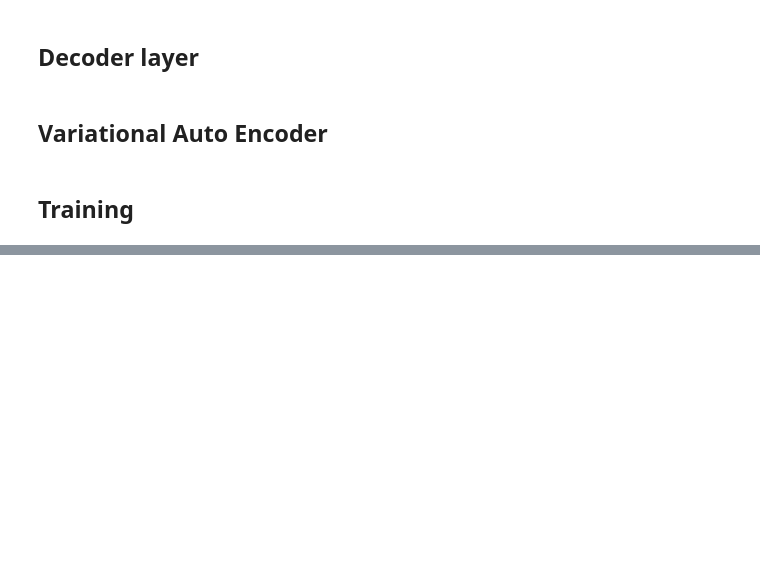
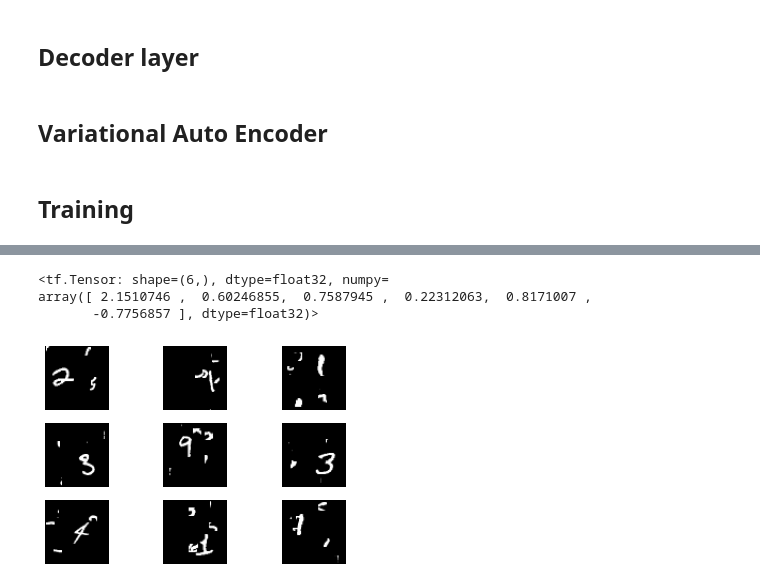
Before and after one commit to chamathabeysinghe/variational_auto_encoder, a Jupyter notebook: STN with ELBO_v2.ipynb, the cells around one changed output, grey strips where cells are left out. Saved outputs shown, nothing was run; the diff lists cells and outputs as text; code cells hidden in the pictures; blank space fills up the shorter version.

```diff
--- a/STN with ELBO_v2.ipynb
+++ b/STN with ELBO_v2.ipynb
@@ -143,4 +149,2 @@ model.summary()
 # %% [markdown]
 ## Training
-# %%
-model.fit(x_train, y_train, batch_size=32, epochs=100, validation_split=0.1)
@@ -152,3 +216,10 @@ STN_function = tf.keras.backend.function([input_image], [output_STN])
+# %%
+result[2][2][0]
+# %% [output]
+<tf.Tensor: shape=(6,), dtype=float32, numpy=
+array([ 2.1510746 ,  0.60246855,  0.7587945 ,  0.22312063,  0.8171007 ,
+       -0.7756857 ], dtype=float32)>
 # %%
 plot_mnist_grid(x_train[20:30])
-plot_mnist_grid(x_train[20:30], STN_function)
+# %% [output]
+[figure, added]
```
Also changed, not shown: parts of 16 cells of this notebook, 19 other files.
